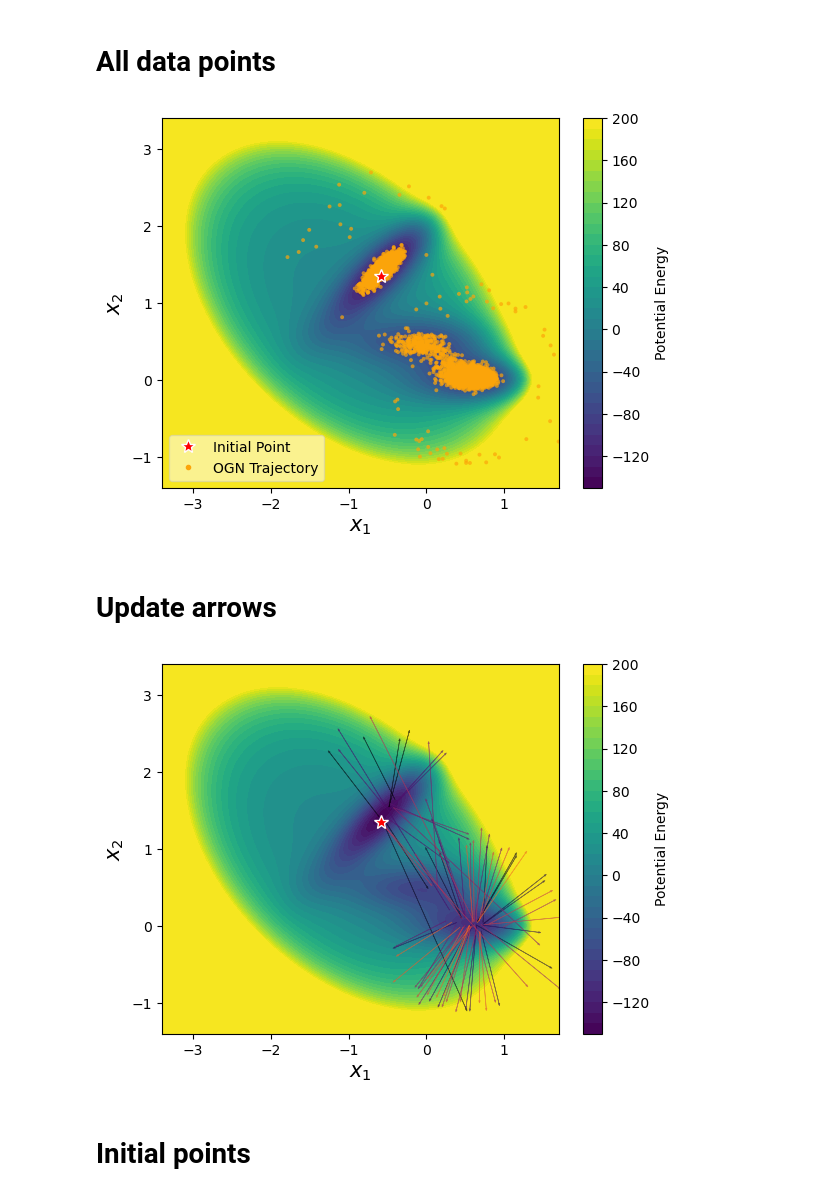
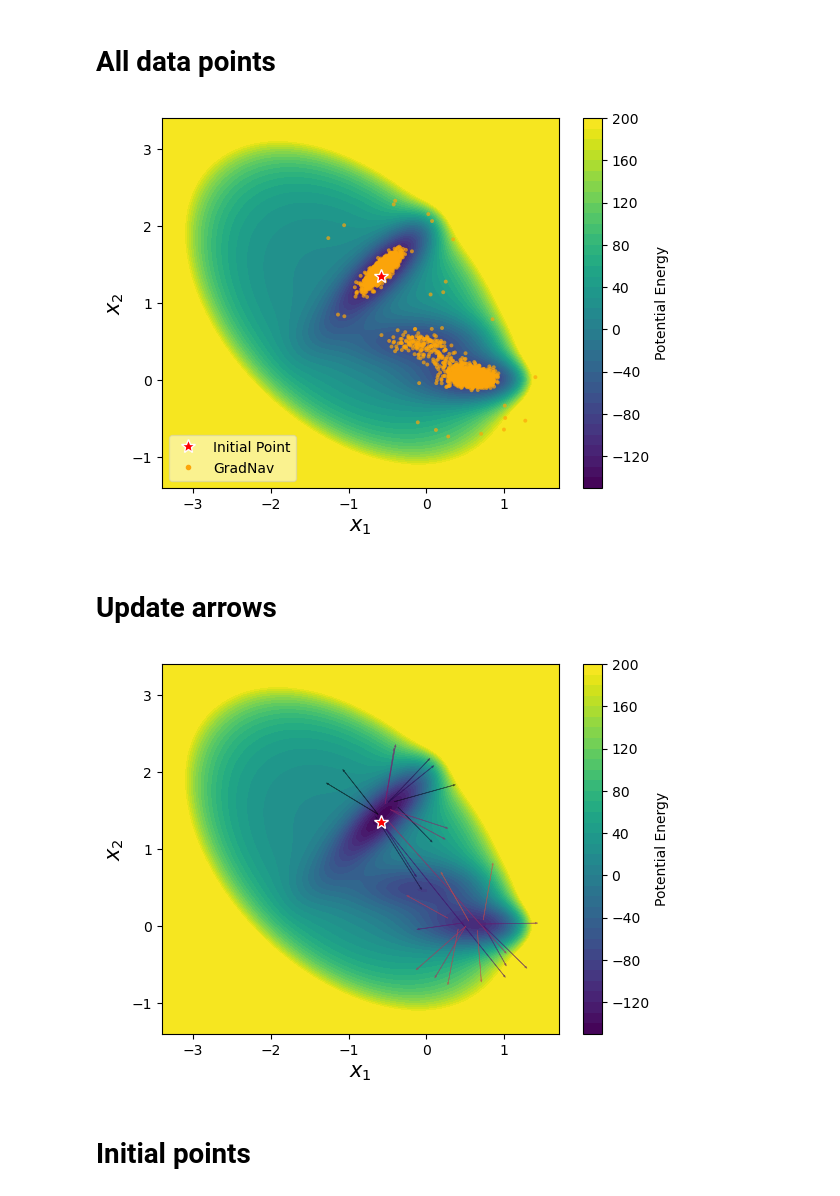
Before and after one commit to hoon-ock/landscape-search, a Jupyter notebook: muller_ogn.ipynb, the cells around one changed output. Cells and saved outputs as stored; diff of their text form; code cells hidden in the pictures.

```diff
--- a/muller_ogn.ipynb
+++ b/muller_ogn.ipynb
@@ -34,11 +34,11 @@ if not os.path.exists(directory):
 # Observation Guided Navigation parameters
 random_seed = 1
 np.random.seed(random_seed)
-total_step = 10000       # total number of steps
+total_step = 5000       # total number of steps
 large_batch_size = 500  # number of steps for outer loop
 small_batch_size = 50   # number of steps for inner loop (scout)
-k = 50.0                # update rate slope (higher k means smaller update)
-beta = 1.0             # update rate intercept (higher beta means larger update)
+k = 100.0                # update rate slope (higher k means smaller update)
+beta = 0.75             # update rate intercept (higher beta means larger update)
 boundary_frac = 0.75    # threshold to determine bounday based on the fraction of points in the region
 
 
@@ -66,6 +66,8 @@ if start_mode == 'random':
     init = random_init_point(x_limits, y_limits) # np.array([-0.9, 1.4, np.random.uniform(0, 1)])
 elif start_mode == 'target':
     init = target_init_point(-0.5, 1.4)
+
+label_2 = 'GradNav'
 # %%
 # Define all other parameters and include them in a dictionary
 parameters = {
@@ -201,7 +203,7 @@ while remain_step > 0:
     while (particle_outer.increase(boundary_path, cent) != 0) and (remain_step > 0):
         # Instantiation
         particle_inner = ObsBoundReInit(traj, cent_prev=cent, inc_prev=v,
-                                        delta=0.0001, k=k)
+                                        delta=0.0001, k=k, beta=beta)
 
         # Update reinitialization point
         ## Update rate is amplified by the number of times the centroid is revisited
@@ -419,7 +417,7 @@ plt.xlim(x_limits[0], x_limits[1])
 plt.ylim(y_limits[0], y_limits[1])
 
 # plt.plot([], [], '*', c='r', label='Initial Point')
-plt.plot([], [], '.', c=colors[-1], label='OGN Trajectory')  # 'o' for circle markers
+plt.plot([], [], '.', c=colors[-1], label=label_2)  # 'o' for circle markers
 
 plt.legend(fontsize=ft-5, loc='lower left', framealpha=0.5)
 
@@ -427,39 +425,33 @@ plt.legend(fontsize=ft-5, loc='lower left', framealpha=0.5)
 plt.savefig(os.path.join(directory,'all_points.png'), bbox_inches='tight', facecolor='w')
 plt.show()
 # %% [output]
-[figure, old version]
+[figure, new version]
 # %% [markdown]
 # Update arrows
 # %%
 pes.plot(ax=plt.gca(),
          minx=x_limits[0]-e, maxx=x_limits[1]+e,
          miny=y_limits[0]-e, maxy=y_limits[1]+e)
 
 plt.plot(init[:, 0], init[:, 1], '*',
          markeredgecolor='white', color='r',
          markersize=10, label='Initial Point')
 for n in range(len(update_pos)):
     c = colors[n]
     x_prev, y_prev = update_pos[n][0]
     x_upd, y_upd = update_pos[n][1]
     plt.arrow(x_prev, y_prev, x_upd-x_prev, y_upd-y_prev,
               color=c, head_width = .02, linewidth=0.5, alpha=0.5)
 
-    i += 1
 
 plt.xlabel('$x_1$', fontsize=ft)
 plt.ylabel('$x_2$', fontsize=ft)
 plt.xlim(x_limits[0], x_limits[1])
 plt.ylim(y_limits[0], y_limits[1])
-# plt.plot([], [], '*', c='r', label='Initial Point')
-# plt.arrow([], [], [], [], head_width = .02, linewidth=0.5, alpha=0.5, c='k', label='Update Direction')  # 'ms' for square markers
-# plt.plot([], [], '.', c='k', label='Initial Points for Each Run')  # 'o' for circle markers
-# plt.legend(fontsize=ft-5, loc='lower left', framealpha=0.5)
-# plt.savefig(f'./figure/0320/mod_muller_update_i{iteration}bs{batch_size}b{beta}k{k}.png', bbox_inches='tight', facecolor='w')
 plt.savefig(os.path.join(directory,'arrows.png'), bbox_inches='tight', facecolor='w')
 plt.show()
 # %% [output]
-[figure, old version]
+[figure, new version]
 # %% [markdown]
 # Initial points
 # %%
```
Also changed, not shown: parts of 6 cells of this notebook, 7 other files.
